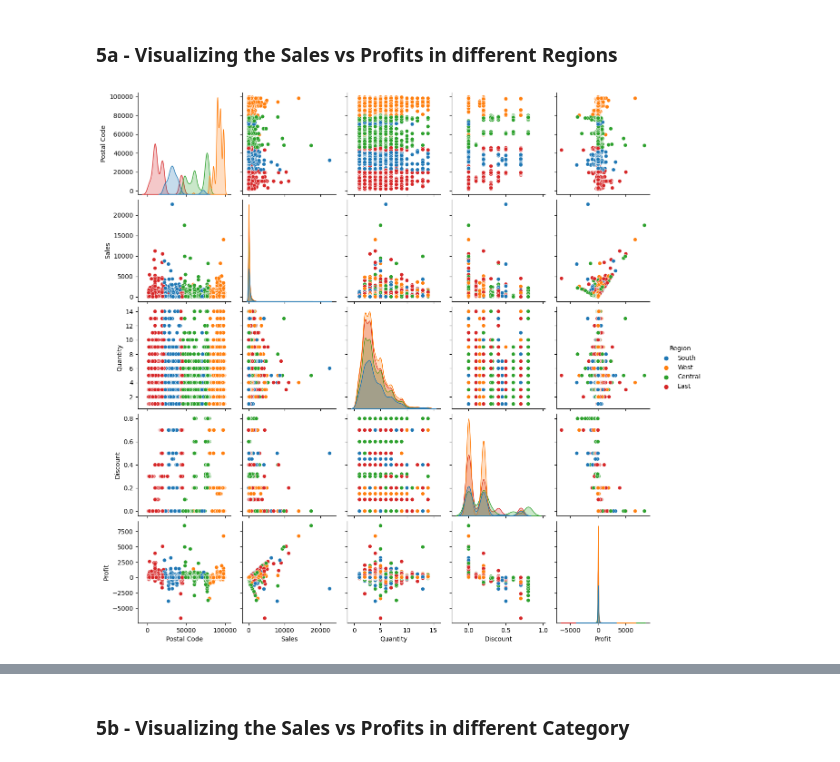
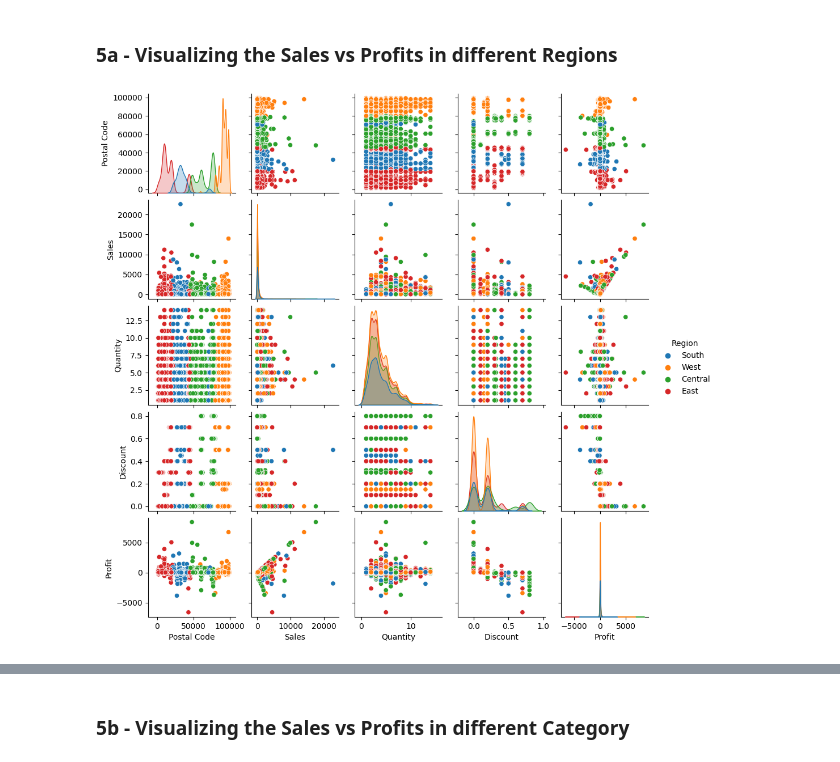
Before and after one commit to PranshuSingh256/Sparks-Foundation-Tasks, a Jupyter notebook: T3 Retail.ipynb, the cells around one changed output, grey strips where cells are left out. Saved outputs shown, nothing was run; the diff lists cells and outputs as text; code cells hidden in the pictures.

```diff
--- a/T3 Retail.ipynb
+++ b/T3 Retail.ipynb
@@ -211,10 +212,10 @@ plt.tight_layout()
 # %% [markdown]
 ### 5a - Visualizing the Sales vs Profits in different Regions
 # %%
-sns.pairplot(data=store_data,hue='Region')
+sns.pairplot(data=store_data, hue='Region', height=2)
 plt.show()
 # %% [output]
-[figure, old version]
+[figure, new version]
 # %%
 plt.figure(figsize = (4,4))
 textprops = {"fontsize":8}
```
Also changed, not shown: parts of 18 cells of this notebook, 1 other file.
